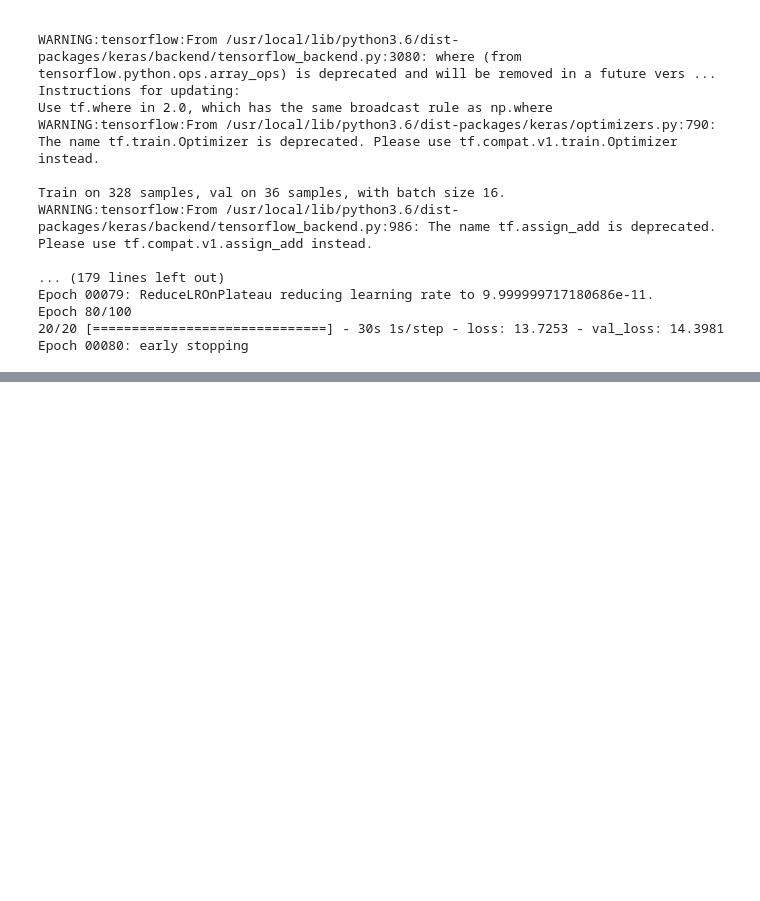
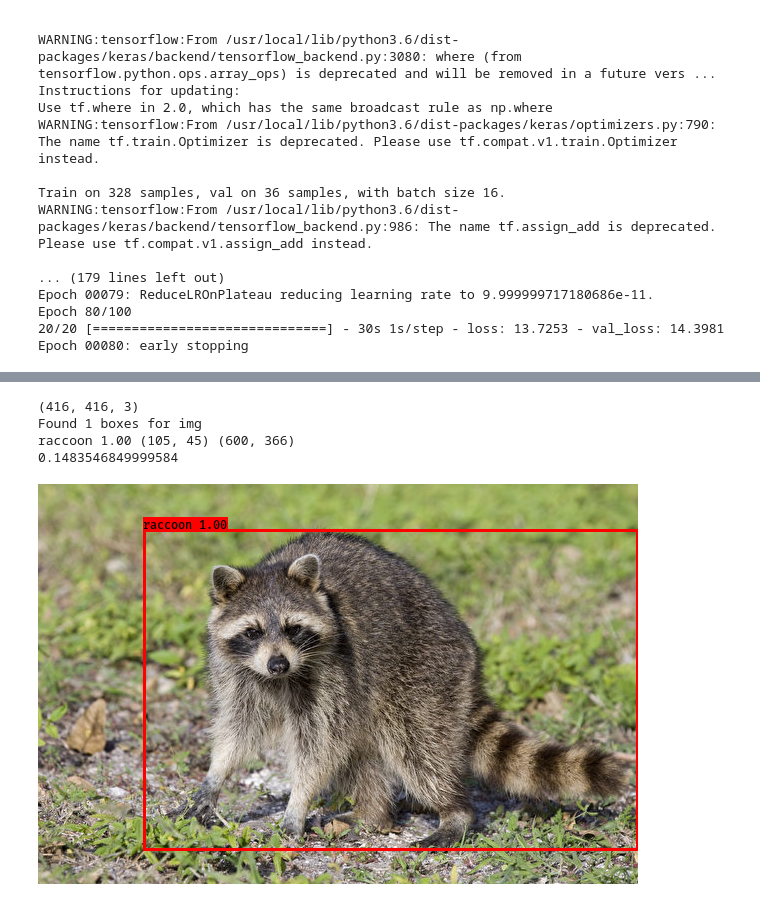
Before and after one commit to sangasu/1st-DL-CVMarathon, a Jupyter notebook: homework/Day049 Final Project.ipynb, the cells around one changed output, grey strips where cells are left out. Saved outputs shown, nothing was run; the diff lists cells and outputs as text; code cells hidden in the pictures; blank space fills up the shorter version.

```diff
--- a/homework/Day049 Final Project.ipynb
+++ b/homework/Day049 Final Project.ipynb
@@ -236,3 +248,13 @@ kangaroo 0.99 (64, 7) (253, 161)
+# %%
+image = Image.open('test_4.jpg')
+r_image = yolo_model.detect_image(image)
+r_image
+# %% [output]
+(416, 416, 3)
+Found 1 boxes for img
+raccoon 1.00 (105, 45) (600, 366)
+0.1483546849999584
+[figure, added]
 # %%
 image = Image.open('test_2.jpg')
 r_image = yolo_model.detect_image(image)
```
Also changed, not shown: parts of 5 cells of this notebook.
